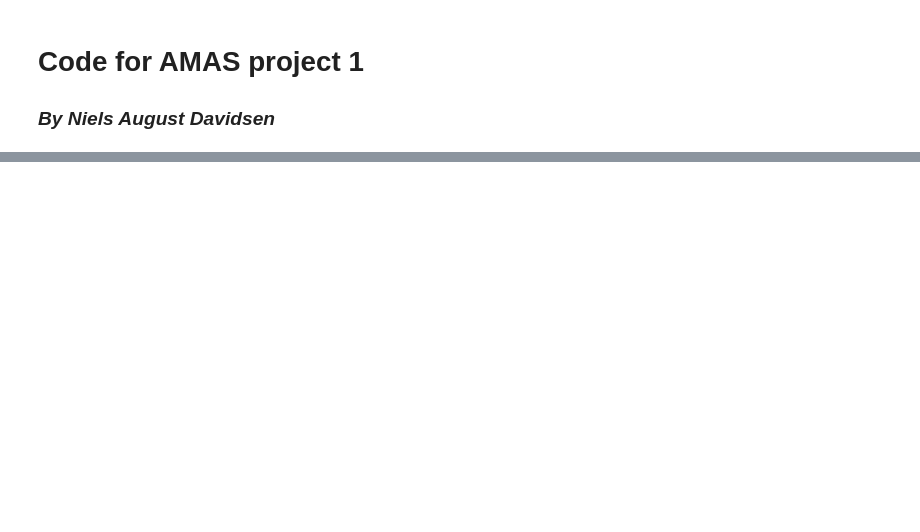
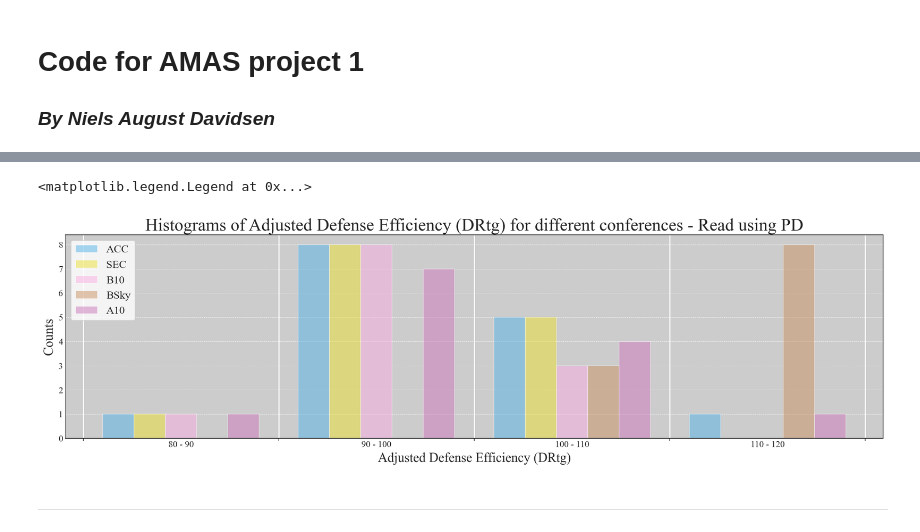
Before and after one commit to nielsdavidsen/AMAS_2025, a Jupyter notebook: Projects/Project_1/Project_1_Niels_Davidsen.ipynb, the cells around one changed output, grey strips where cells are left out. Cells and saved outputs as stored; diff of their text form; code cells hidden in the pictures; blank space fills up the shorter version.

```diff
--- a/Projects/Project_1/Project_1_Niels_Davidsen.ipynb
+++ b/Projects/Project_1/Project_1_Niels_Davidsen.ipynb
@@ -116,3 +98,12 @@ display(df)                                                             # Displa
+# %%
+# Read df using pandas html reader
+df_2014_pd = pd.read_html(url_2014, header=17)[0]
+
+# Remove numbers from the team names
+df_2014_pd['Team'] = df_2014_pd['Team'].str.replace(r'\d+', '')
+df_2014_pd['Team'] = df_2014_pd['Team'].str.strip()
+
+#display(df_2014_pd)                                                             # Display the DataFrame
 # %%
 # Grouping the data into conferences (ACC, SEC, B10, BSky and A10)
 
@@ -146,0 +143,34 @@ array(['88.3', '100.4', '95.0', '93.0', '94.2', '97.4', '95.2', '93.7',
+# %%
+# Same plot for the 2014 data read by pandas
+fig_conf_pd, ax_conf_pd = plt.subplots(1, 1, figsize=(20, 5), dpi = 150)
+hist_range = [80, 120]
+bin_arr = np.arange(80, 130, 10)
+bin_centers = bin_arr[:-1] + np.diff(bin_arr) / 2
+
+hist_data_pd = []
+for i, conf in enumerate(conf_names):
+    conf_teams = df_2014_pd[df_2014_pd['Conf'] == conf]
+    hist_data_pd.append(conf_teams['DRtg'].astype(float))
+
+ax_conf_pd.hist(hist_data_pd, range=hist_range, bins=bin_arr, alpha=0.5, label=conf_names, color = colors[:len(conf_names)])
+ax_conf_pd.set_title('Histograms of Adjusted Defense Efficiency (DRtg) for different conferences - Read using PD', fontsize=24)
+ax_conf_pd.set_xlabel('Adjusted Defense Efficiency (DRtg)', fontsize=18)
+ax_conf_pd.set_ylabel('Counts', fontsize=18)
+
+ax_conf_pd.grid(visible=True, which='major', axis='y', color = 'white', linestyle='--', linewidth=0.5)  # Grid on bin edges
+explanatory_labels = [f"{bin_arr[i]} - {bin_arr[i+1]}" for i in range(len(bin_arr) - 1)]
+ax_conf_pd.set_xticks(bin_centers, explanatory_labels)
+ax_conf_pd.tick_params(length=0)
+
+# Set grid at bin edges
+ax_conf_pd.set_xticks(bin_arr, minor=True)  # Set grid at bin edges
+ax_conf_pd.grid(visible=True, which='minor', axis='x', color='white', linestyle='-', linewidth=1.5)  # Grid on bin edges
+ax_conf_pd.set_facecolor('0.8')
+
+ax_conf_pd.legend(loc='upper left', fontsize=15)
+# %% [output]
+<matplotlib.legend.Legend at 0x...>
+[figure, added]
+# %% [markdown]
+
+_____
```
Also changed, not shown: parts of 8 cells of this notebook, 3 other files.
